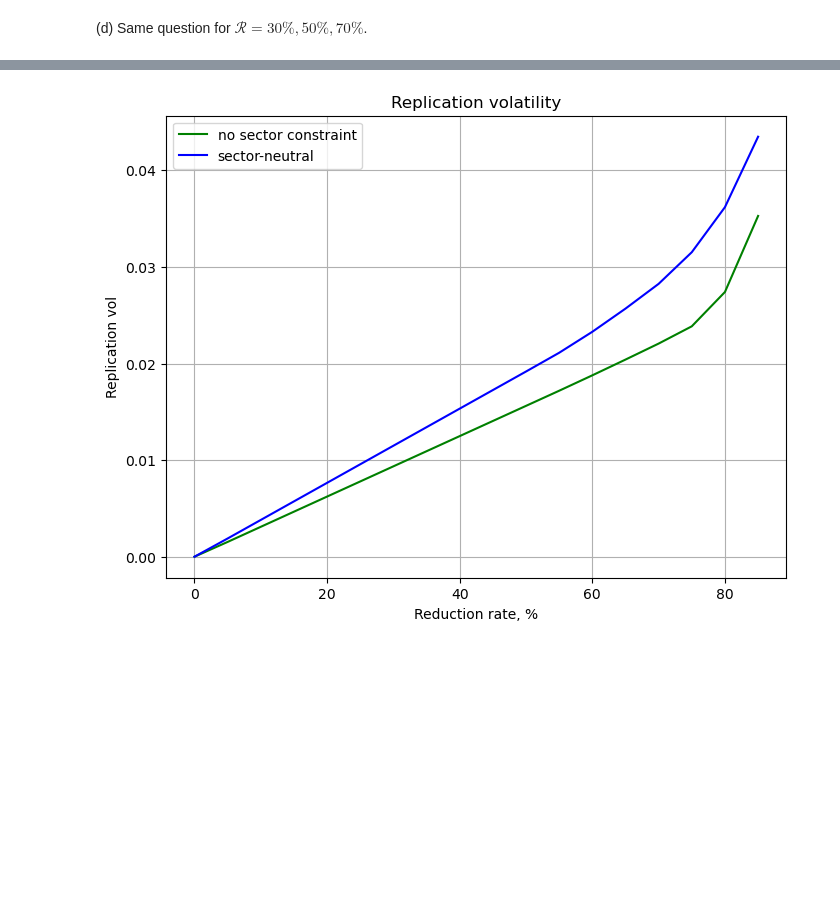
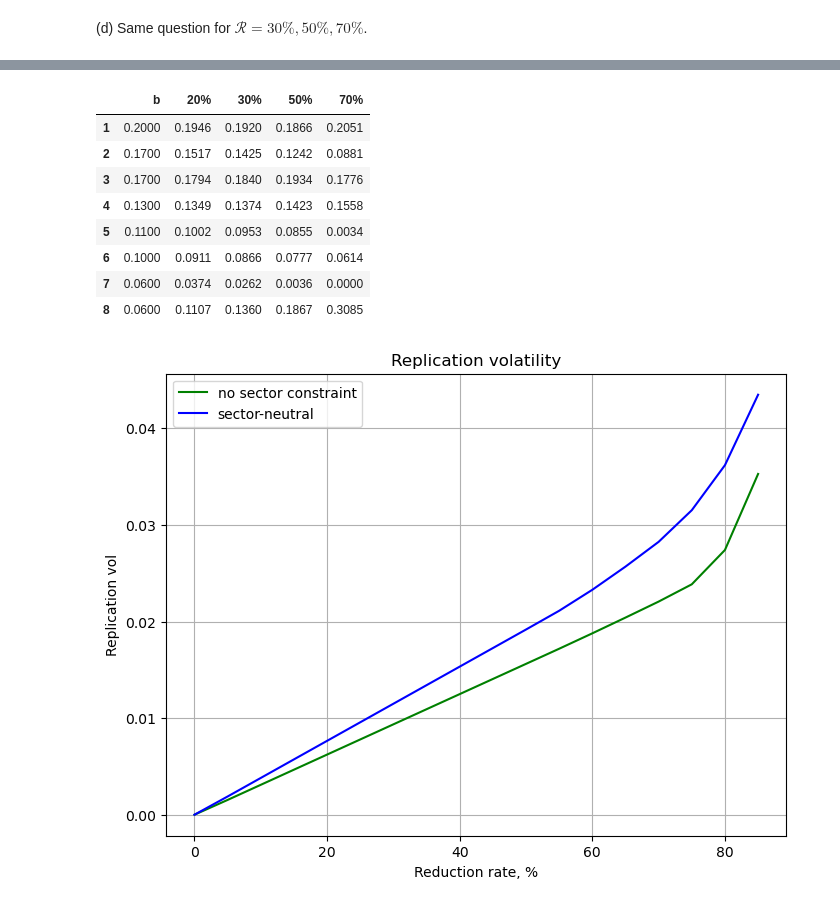
Before and after one commit to MrG1raffe/FinanceDuClimat, a Jupyter notebook: project.ipynb, the cells around one changed output, grey strips where cells are left out. Cells and saved outputs as stored; diff of their text form; code cells hidden in the pictures; blank space fills up the shorter version.

```diff
--- a/project.ipynb
+++ b/project.ipynb
@@ -473,6 +578,24 @@ for reduction_rate in reduction_rates:
     )
     rep_vols.append(replication_vol(opt_portfolio, weights_ref, cov_mat))
     rep_vols_esct_neutr.append(replication_vol(opt_portfolio_sect_neut, weights_ref, cov_mat))
+# %%
+results_123 = pd.DataFrame(index=index)
+results_123['b'] = weights_ref
+results_123['20%'] = opt_portfolio_20_123
+results_123['30%'] = opt_portfolio_30_123
+results_123['50%'] = opt_portfolio_50_123
+results_123['70%'] = opt_portfolio_70_123
+results_123
+# %% [output]
+|  | b | 20% | 30% | 50% | 70% |
+| 1 | 0.2000 | 0.1946 | 0.1920 | 0.1866 | 0.2051 |
+| 2 | 0.1700 | 0.1517 | 0.1425 | 0.1242 | 0.0881 |
+| 3 | 0.1700 | 0.1794 | 0.1840 | 0.1934 | 0.1776 |
+| 4 | 0.1300 | 0.1349 | 0.1374 | 0.1423 | 0.1558 |
+| 5 | 0.1100 | 0.1002 | 0.0953 | 0.0855 | 0.0034 |
+| 6 | 0.1000 | 0.0911 | 0.0866 | 0.0777 | 0.0614 |
+| 7 | 0.0600 | 0.0374 | 0.0262 | 0.0036 | 0.0000 |
+| 8 | 0.0600 | 0.1107 | 0.1360 | 0.1867 | 0.3085 |
 # %%
 fig, ax = plt.subplots(figsize=(8, 6))
 ax.plot(reduction_rates * 100, rep_vols, 'g', label='no sector constraint')
```
Also changed, not shown: parts of 16 cells of this notebook.
